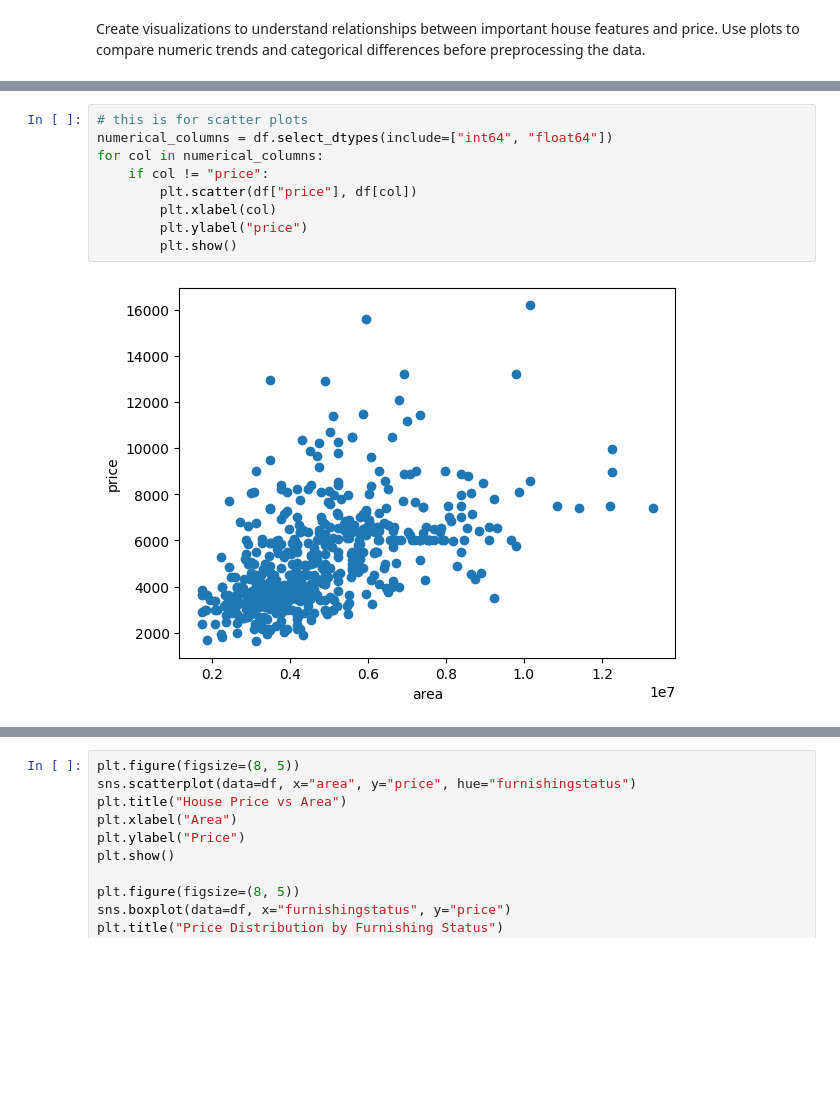
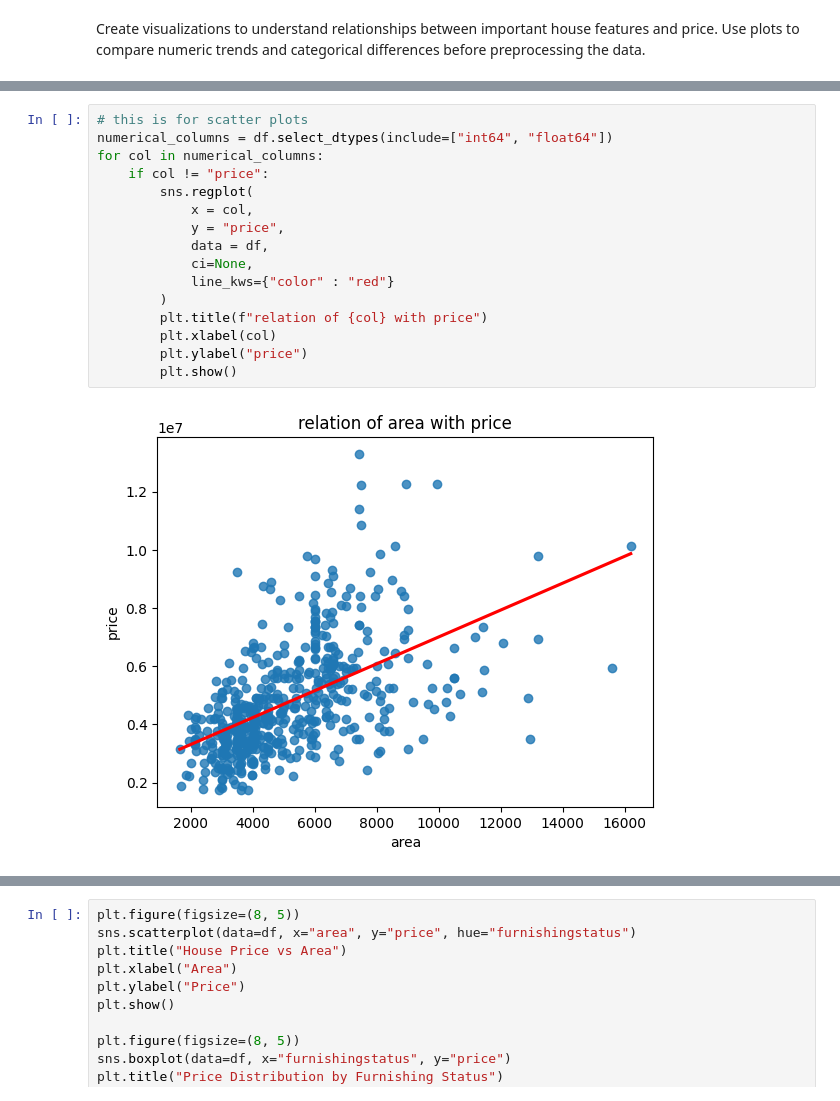
Before and after one commit to Asit-Sengar/Machine_Learning_Projects, a Jupyter notebook: House_Price_Prediction/Notebooks/House_Price_Prediction.ipynb, the cells around one changed output, grey strips where cells are left out. Saved outputs shown, nothing was run; the diff lists cells and outputs as text; blank space fills up the shorter version.

```diff
--- a/House_Price_Prediction/Notebooks/House_Price_Prediction.ipynb
+++ b/House_Price_Prediction/Notebooks/House_Price_Prediction.ipynb
@@ -106,11 +123,18 @@ try to get correlation of different columns with the price column
 # %%
 # this is for scatter plots
 numerical_columns = df.select_dtypes(include=["int64", "float64"])
 for col in numerical_columns:
     if col != "price":
-        plt.scatter(df["price"], df[col])
+        sns.regplot(
+            x = col,
+            y = "price",
+            data = df,
+            ci=None,
+            line_kws={"color" : "red"}
+        )
+        plt.title(f"relation of {col} with price")
         plt.xlabel(col)
         plt.ylabel("price")
         plt.show()
 # %% [output]
-[figure, old version]
+[figure, new version]
```
Also changed, not shown: parts of 9 cells of this notebook.
